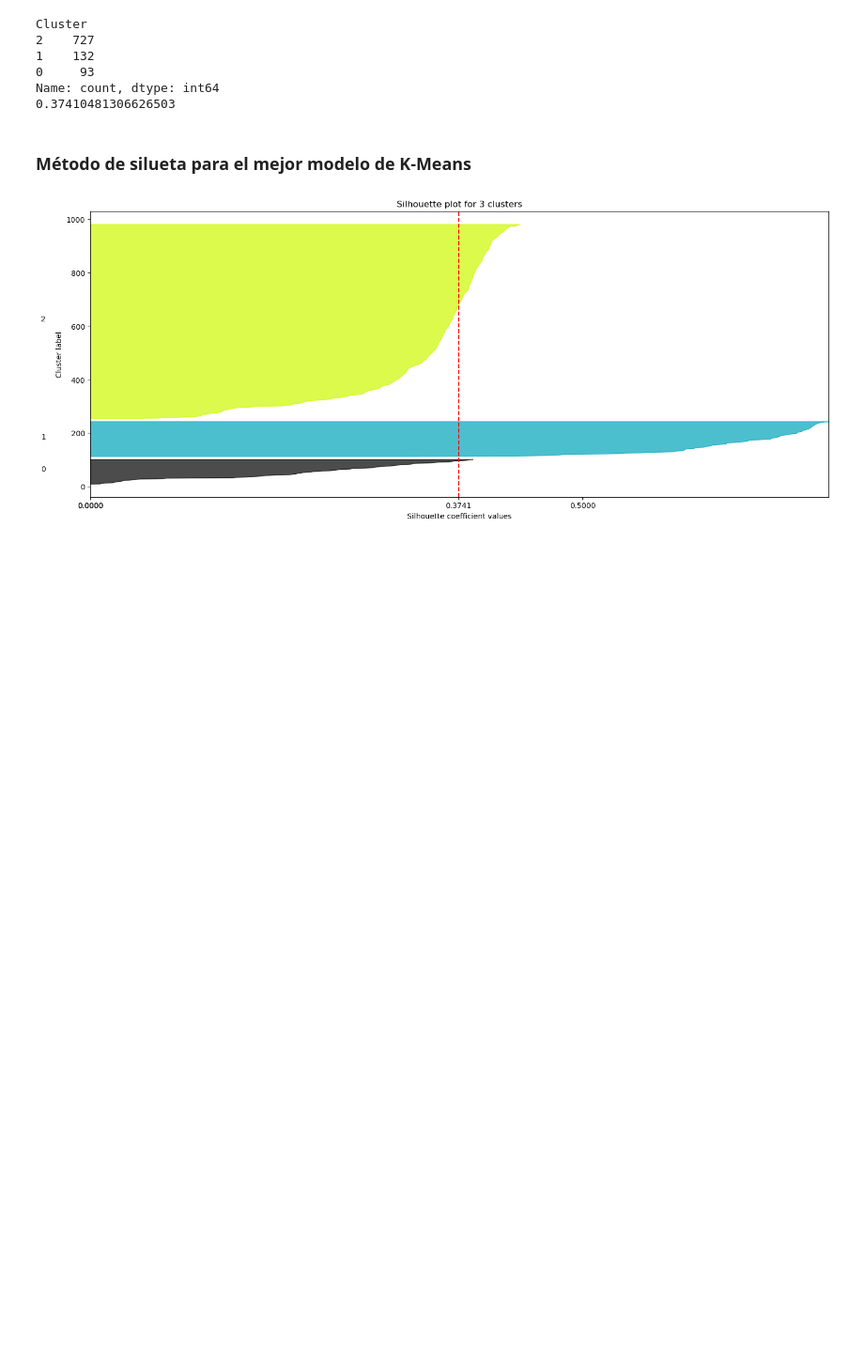
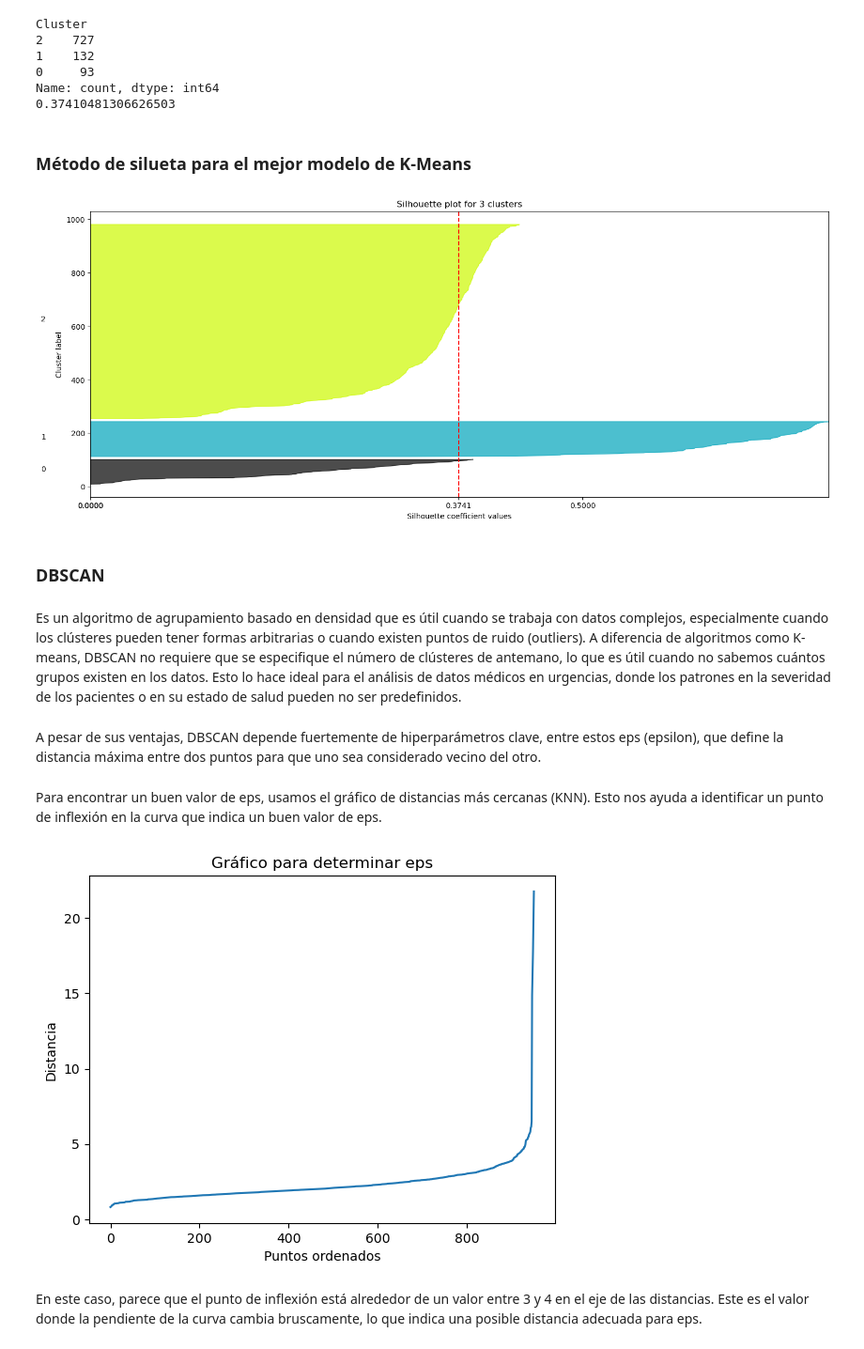
Before and after one commit to Grupo-Lab-BI/Lab_2, a Jupyter notebook: Lab2.ipynb, the cells around one changed output. Shown at 94% size. Cells and saved outputs as stored; diff of their text form; code cells hidden in the pictures; blank space fills up the shorter version.

Commit message:
Implementación DBSCAN

```diff
--- a/Lab2.ipynb
+++ b/Lab2.ipynb
@@ -622,3 +622,35 @@ ax1.set_xticks([0, 0, silhouette_avg, 0.5])
 plt.show()
 # %% [output]
 [figure]
+# %% [markdown]
+### DBSCAN
+# %% [markdown]
+Es un algoritmo de agrupamiento basado en densidad que es útil cuando se trabaja con datos complejos, especialmente cuando los clústeres pueden tener formas arbitrarias o cuando existen puntos de ruido (outliers). A diferencia de algoritmos como K-means, DBSCAN no requiere que se especifique el número de clústeres de antemano, lo que es útil cuando no sabemos cuántos grupos existen en los datos. Esto lo hace ideal para el análisis de datos médicos en urgencias, donde los patrones en la severidad de los pacientes o en su estado de salud pueden no ser predefinidos.
+# %% [markdown]
+A pesar de sus ventajas, DBSCAN depende fuertemente de hiperparámetros clave, entre estos eps (epsilon), que define la distancia máxima entre dos puntos para que uno sea considerado vecino del otro.
+# %% [markdown]
+Para encontrar un buen valor de eps, usamos el gráfico de distancias más cercanas (KNN). Esto nos ayuda a identificar un punto de inflexión en la curva que indica un buen valor de eps.
+# %%
+import numpy as np
+import pandas as pd
+from sklearn.cluster import DBSCAN
+from sklearn.preprocessing import StandardScaler
+import matplotlib.pyplot as plt
+from sklearn.neighbors import NearestNeighbors
+
+# Usamos NearestNeighbors para determinar el valor adecuado de eps
+neighbors = NearestNeighbors(n_neighbors=5)
+neighbors_fit = neighbors.fit(scaled_data)
+distances, indices = neighbors_fit.kneighbors(scaled_data)
+
+# Ordenamos las distancias y las graficamos
+distances = np.sort(distances[:, 4], axis=0)
+plt.plot(distances)
+plt.title("Gráfico para determinar eps")
+plt.ylabel('Distancia')
+plt.xlabel('Puntos ordenados')
+plt.show()
+# %% [output]
+[figure, added]
+# %% [markdown]
+En este caso, parece que el punto de inflexión está alrededor de un valor entre 3 y 4 en el eje de las distancias. Este es el valor donde la pendiente de la curva cambia bruscamente, lo que indica una posible distancia adecuada para eps.
```
Also changed, not shown: parts of 9 cells of this notebook.
